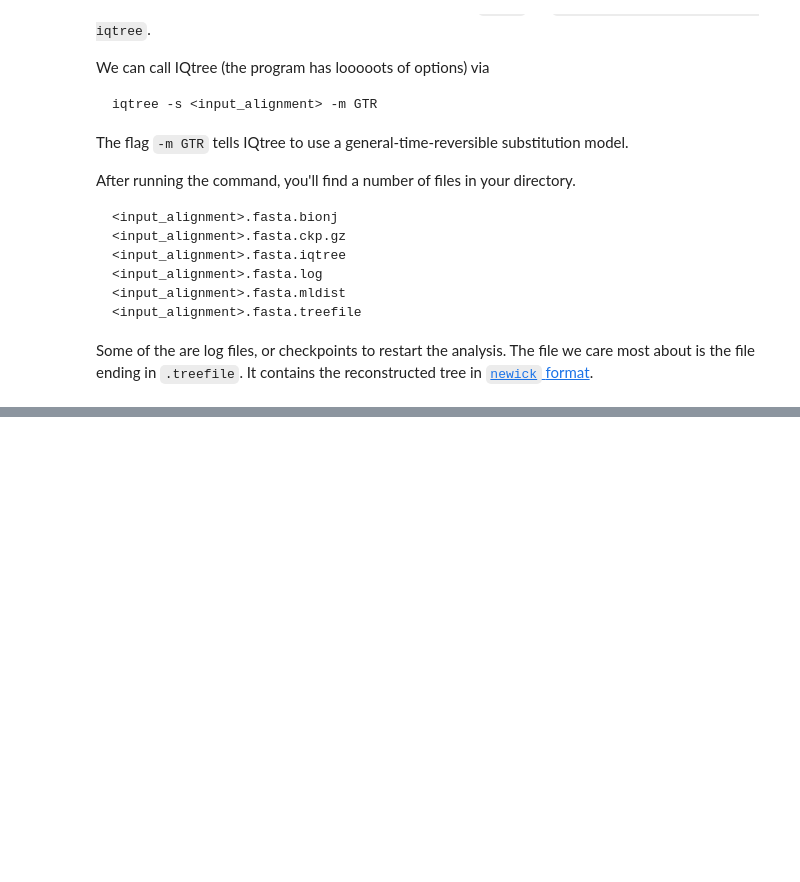
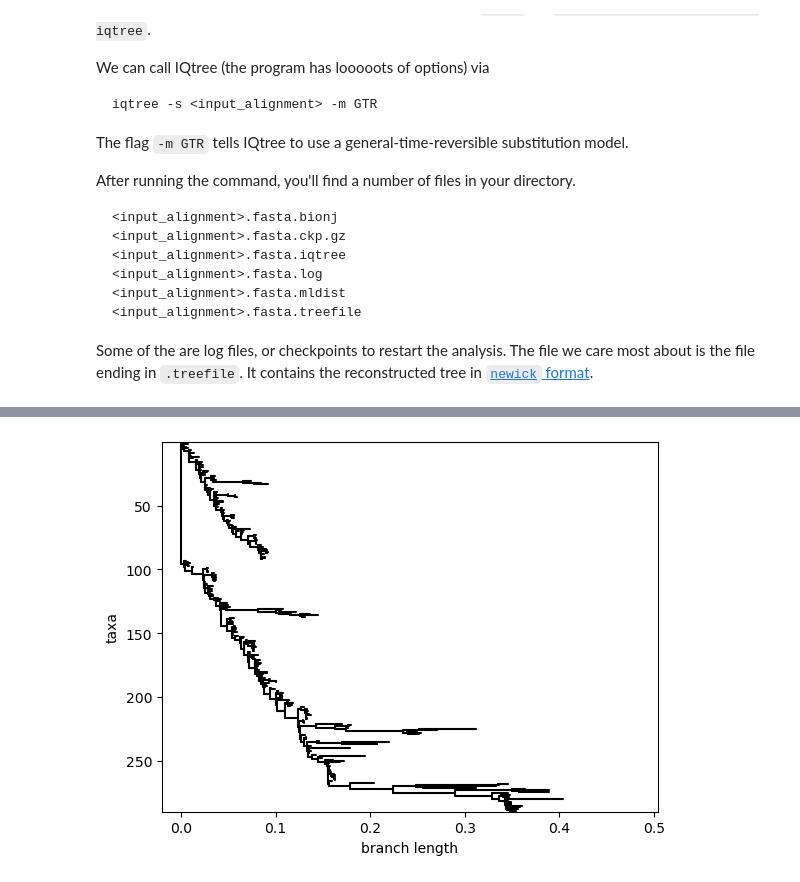
Before and after one commit to mmolari/2025_cb2_lecture, a Jupyter notebook: n02_tree.ipynb, the cells around one changed output, grey strips where cells are left out. Saved outputs shown, nothing was run; the diff lists cells and outputs as text; code cells hidden in the pictures; blank space fills up the shorter version.

```diff
--- a/n02_tree.ipynb
+++ b/n02_tree.ipynb
@@ -30,0 +62,5 @@ Some of the are log files, or checkpoints to restart the analysis. The file we c
+# %%
+tree.ladderize()
+Phylo.draw(tree, label_func=lambda x: None)
+# %% [output]
+[figure, added]
```
Also changed, not shown: parts of 28 cells of this notebook, 9 other files.
